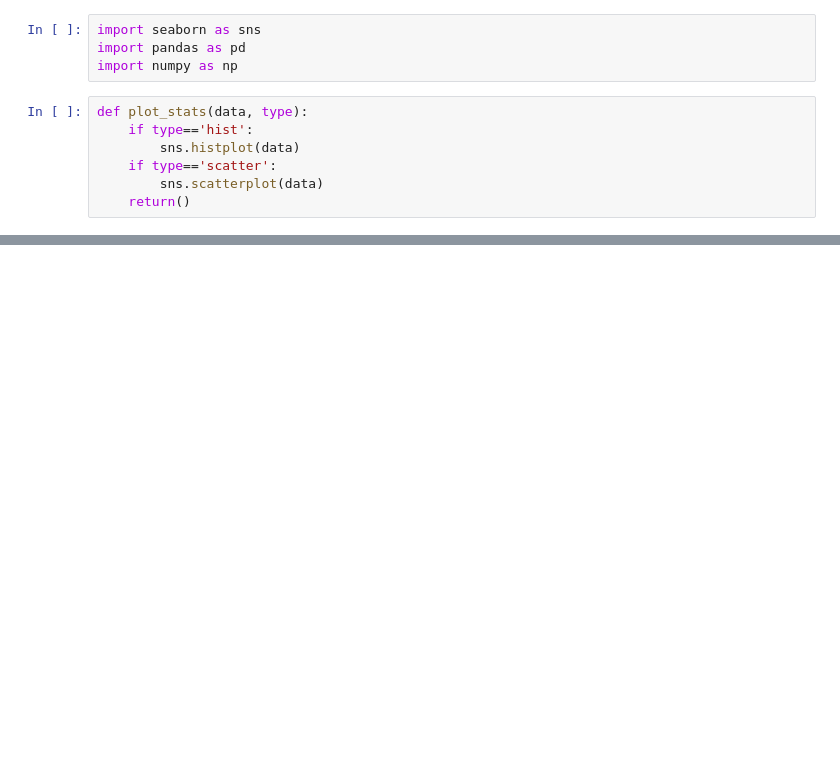
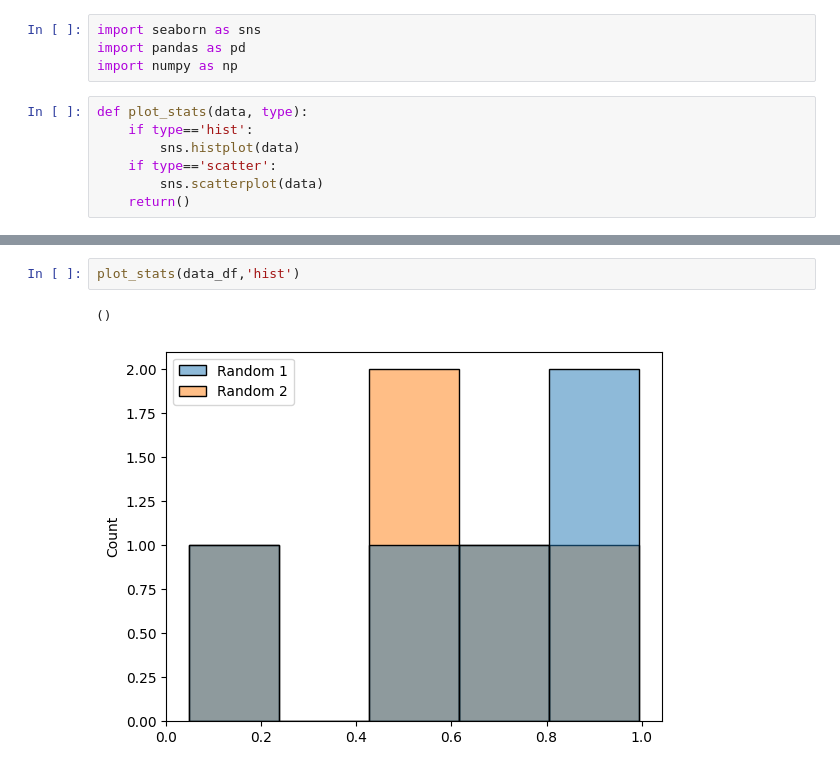
Before and after one commit to klundstrom33/ATMS523, a Jupyter notebook: Module1Part2_Assignment.ipynb, the cells around one changed output, grey strips where cells are left out. Drawn from its saved outputs; the diff is of its cells as text; blank space fills up the shorter version.

```diff
--- a/Module1Part2_Assignment.ipynb
+++ b/Module1Part2_Assignment.ipynb
@@ -26,0 +27,5 @@ plot_stats(data_df,'scatter')
+# %%
+plot_stats(data_df,'hist')
+# %% [output]
+()
+[figure, added]
```
Also changed, not shown: parts of 2 cells of this notebook.
